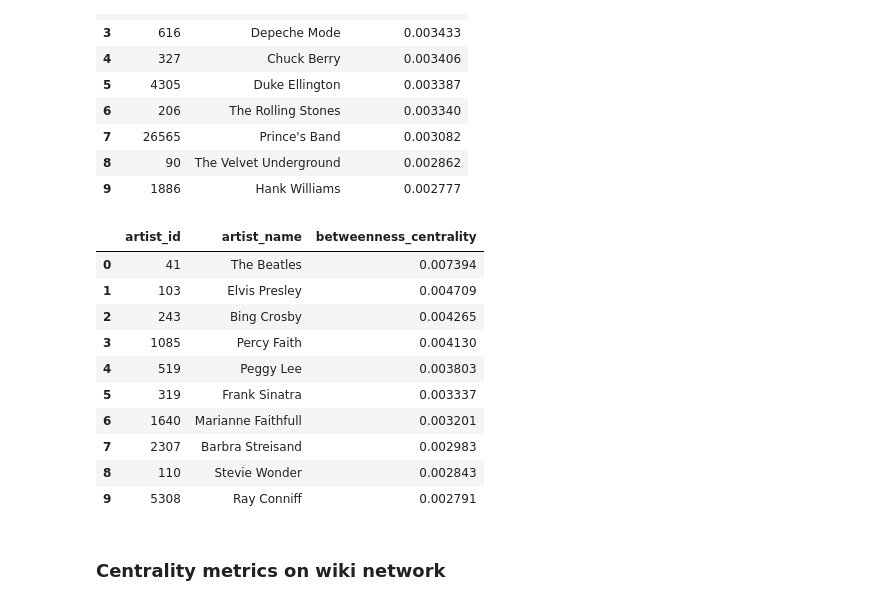
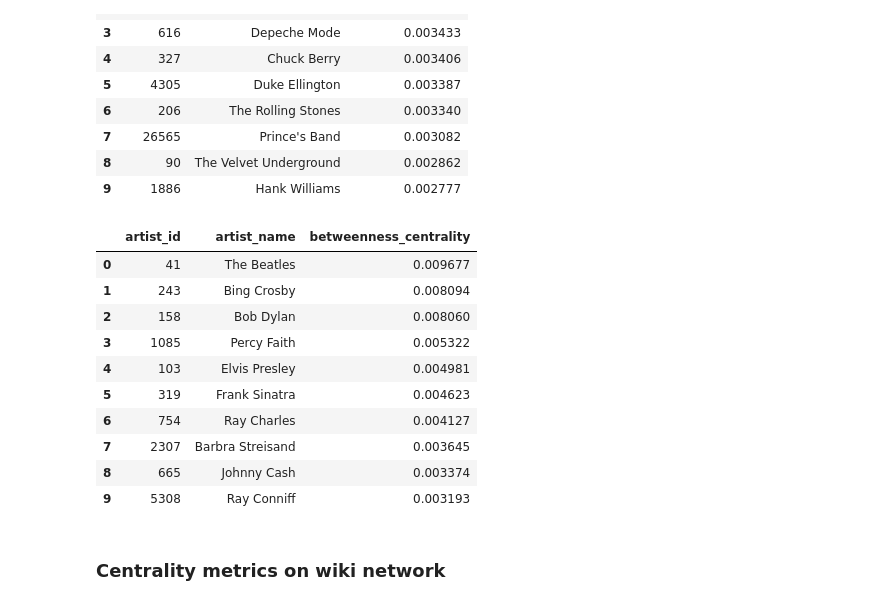
Before and after one commit to freiraum-bq/Music_Project, a Jupyter notebook: python/integrated.ipynb, the cells around one changed output. Cells and saved outputs as stored; diff of their text form; code cells hidden in the pictures.

Commit message:
add genre-specific centrality metrics (in progress); delete weights from betweenness metrics

```diff
--- a/python/integrated.ipynb
+++ b/python/integrated.ipynb
@@ -310,3 +310,26 @@ Dinah Washington → ['jazz', 'blues / country', 'electronic', 'other', 'pop']
 Aretha Franklin → ['r&b & soul', 'electronic', 'other', 'jazz', 'pop']
 Marie Fredriksson → ['rock']
 The Beach Boys → ['rock', 'pop']
+# %%
+def flatten_genres(genres):
+    """Flatten nested lists in genres into a single-level list of strings."""
+    flat = []
+    if genres is None:
+        return flat
+    for g in genres:
+        if isinstance(g, list):
+            flat.extend(g)
+        else:
+            flat.append(g)
+    # Optionally convert everything to str (if needed)
+    flat = [str(x) for x in flat]
+    return flat
+
+for node in G.nodes():
+    genres = G.nodes[node].get('genres', [])
+    G.nodes[node]['genres'] = flatten_genres(genres)
+
+
+# Verify on a few nodes
+for artist in list(G.nodes())[:5]:
+    print(G.nodes[artist]['name'], "→", G.nodes[artist]["genres"])
@@ -629,22 +658,22 @@ pagerank_cov_df
 | 8 | 90 | The Velvet Underground | 0.002862 |
 | 9 | 1886 | Hank Williams | 0.002777 |
 # %%
-# Betweenness centrality (weighted)
-betweenness_cov_scores = nx.betweenness_centrality(G_covered, weight='weight', k=100)
+# Betweenness centrality
+betweenness_cov_scores = nx.betweenness_centrality(G_covered, k=100)
 betweenness_cov_df = top_metric_df(betweenness_cov_scores, G_covered, 'betweenness_centrality')
 betweenness_cov_df
 # %% [output]
 |  | artist_id | artist_name | betweenness_centrality |
-| 0 | 41 | The Beatles | 0.007394 |
-| 1 | 103 | Elvis Presley | 0.004709 |
-| 2 | 243 | Bing Crosby | 0.004265 |
-| 3 | 1085 | Percy Faith | 0.004130 |
-| 4 | 519 | Peggy Lee | 0.003803 |
-| 5 | 319 | Frank Sinatra | 0.003337 |
-| 6 | 1640 | Marianne Faithfull | 0.003201 |
-| 7 | 2307 | Barbra Streisand | 0.002983 |
-| 8 | 110 | Stevie Wonder | 0.002843 |
-| 9 | 5308 | Ray Conniff | 0.002791 |
+| 0 | 41 | The Beatles | 0.009677 |
+| 1 | 243 | Bing Crosby | 0.008094 |
+| 2 | 158 | Bob Dylan | 0.008060 |
+| 3 | 1085 | Percy Faith | 0.005322 |
+| 4 | 103 | Elvis Presley | 0.004981 |
+| 5 | 319 | Frank Sinatra | 0.004623 |
+| 6 | 754 | Ray Charles | 0.004127 |
+| 7 | 2307 | Barbra Streisand | 0.003645 |
+| 8 | 665 | Johnny Cash | 0.003374 |
+| 9 | 5308 | Ray Conniff | 0.003193 |
 # %% [markdown]
 ### Centrality metrics on wiki network
 # %%
```
Also changed, not shown: parts of 6 cells of this notebook.
